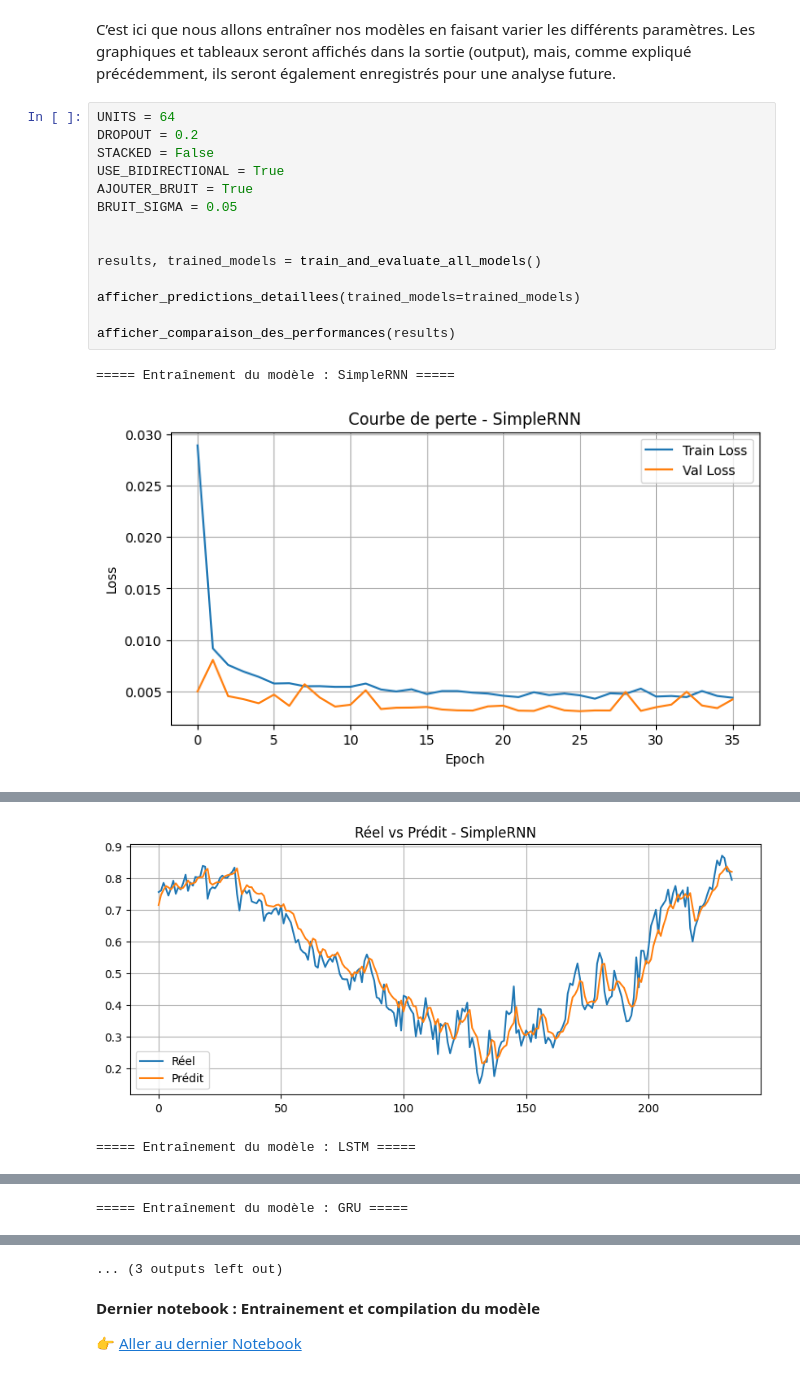
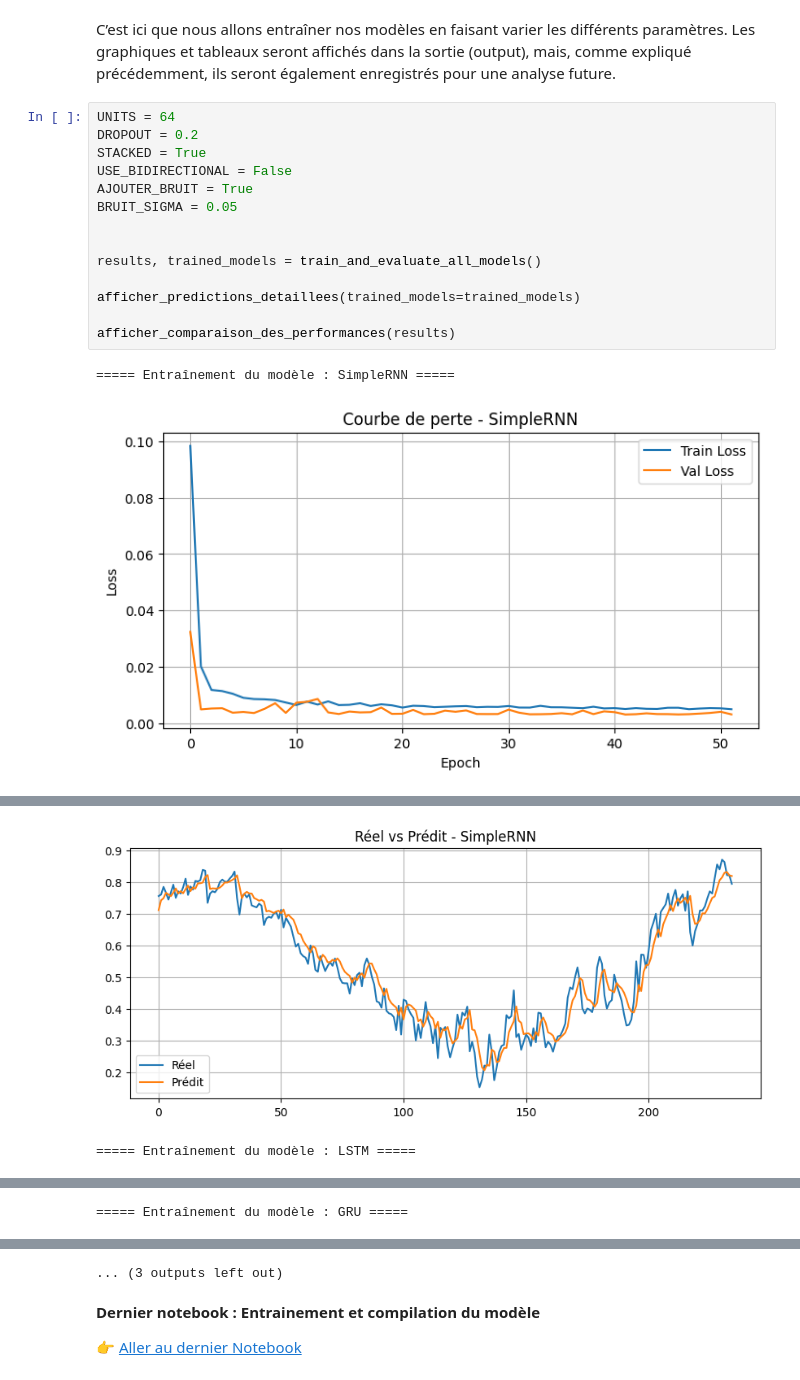
Before and after one commit to Stickplick98/daily-climate-time-series-machine-learning, a Jupyter notebook: notebooks/03_experimentation_et_comparaison_architectures_rnn.ipynb, the cells around one changed output, grey strips where cells are left out. Saved outputs shown, nothing was run; the diff lists cells and outputs as text.

```diff
--- a/notebooks/03_experimentation_et_comparaison_architectures_rnn.ipynb
+++ b/notebooks/03_experimentation_et_comparaison_architectures_rnn.ipynb
@@ -263,17 +263,17 @@ Les graphiques et tableaux seront affichés dans la sortie (output), mais, comme
 # %%
 UNITS = 64
 DROPOUT = 0.2
-STACKED = False
-USE_BIDIRECTIONAL = True
+STACKED = True
+USE_BIDIRECTIONAL = False
 AJOUTER_BRUIT = True
 BRUIT_SIGMA = 0.05
 
 
 results, trained_models = train_and_evaluate_all_models()
 
 afficher_predictions_detaillees(trained_models=trained_models)
 
 afficher_comparaison_des_performances(results)
 # %% [output]
 ===== Entraînement du modèle : SimpleRNN =====
-[figure, old version]
+[figure, new version]
@@ -282,2 +282,2 @@ SimpleRNN - MSE: 0.0024, MAE: 0.0382, RMSE: 0.0487
-[figure, old version]
+[figure, new version]
 ===== Entraînement du modèle : LSTM =====
```
Also changed, not shown: parts of 2 cells of this notebook, 1 other file.
